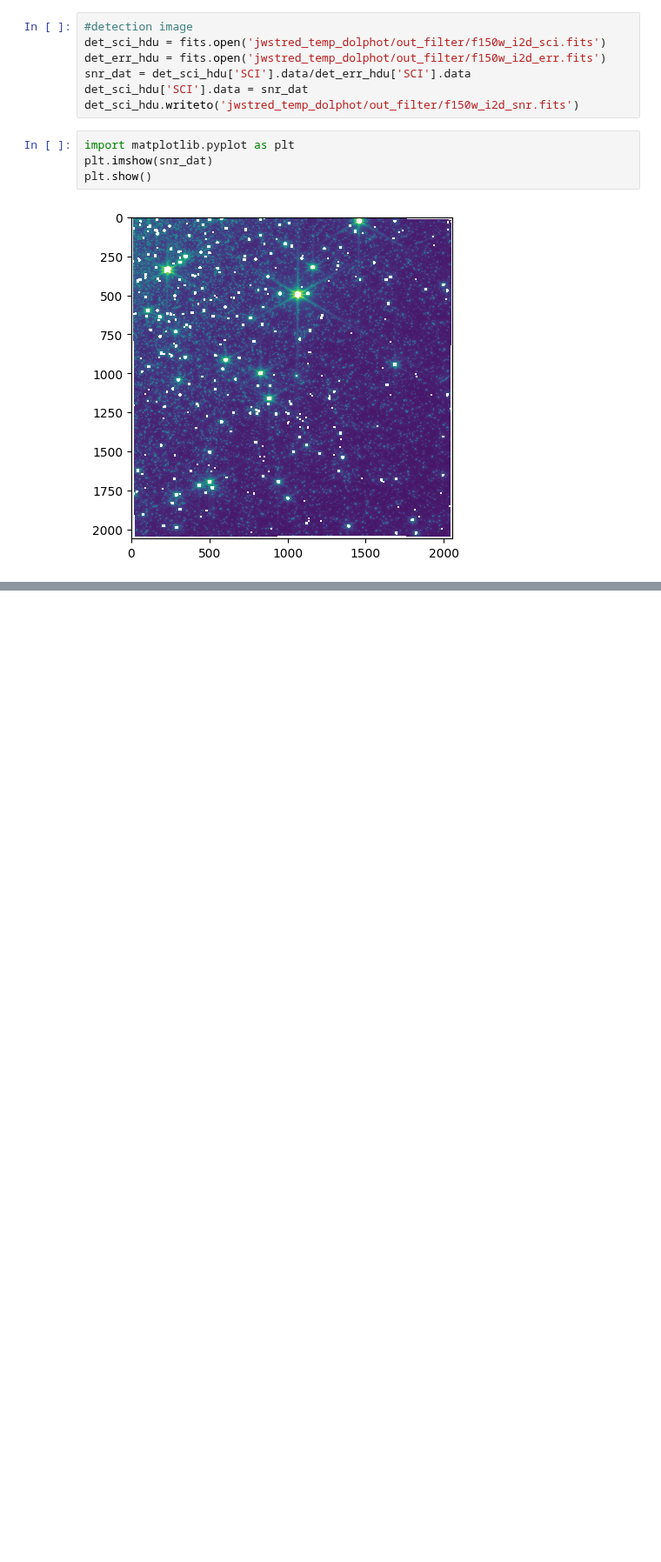
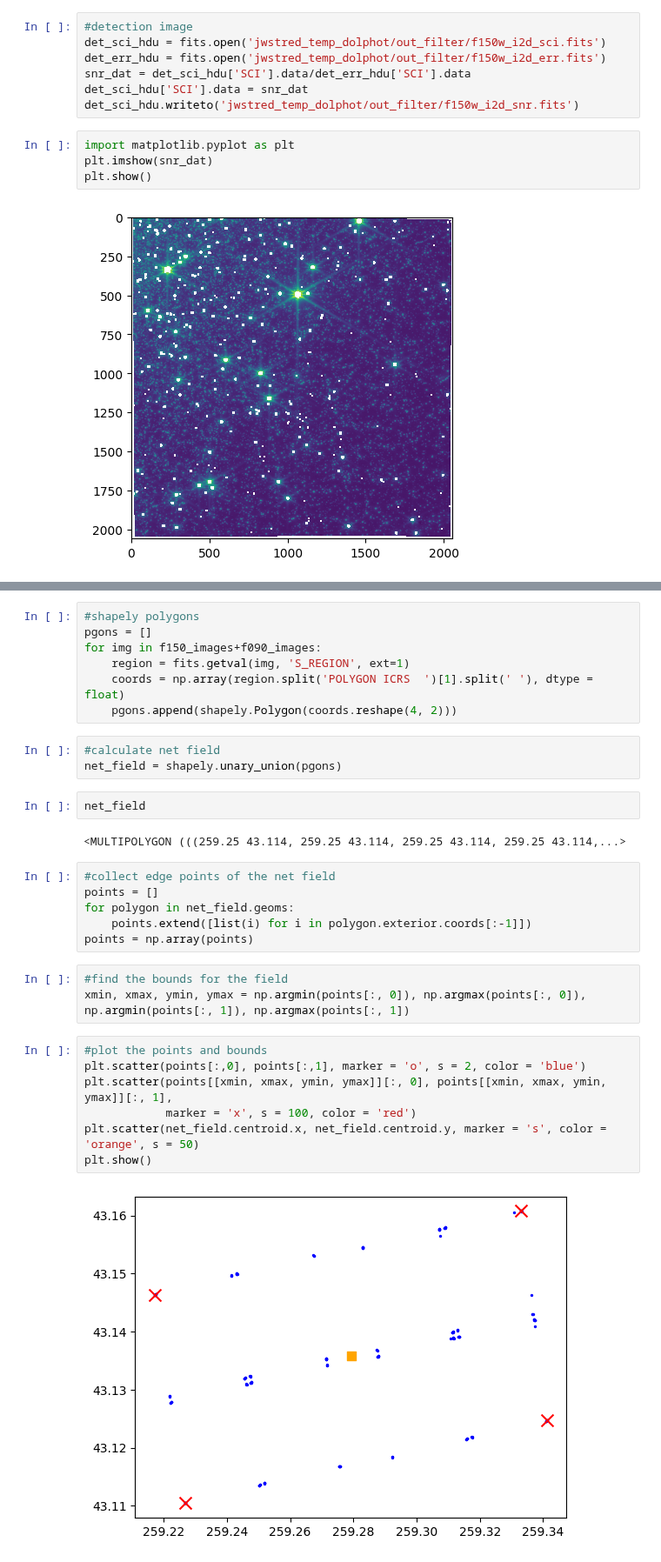
Before and after one commit to aswinsuresh24/jwst123, a Jupyter notebook: jwst_mosaic.ipynb, the cells around one changed output, grey strips where cells are left out. Shown at 87% size. Saved outputs shown, nothing was run; the diff lists cells and outputs as text; blank space fills up the shorter version.

```diff
--- a/jwst_mosaic.ipynb
+++ b/jwst_mosaic.ipynb
@@ -151,0 +166,32 @@ plt.show()
+# %%
+#shapely polygons
+pgons = []
+for img in f150_images+f090_images:
+    region = fits.getval(img, 'S_REGION', ext=1)
+    coords = np.array(region.split('POLYGON ICRS  ')[1].split(' '), dtype = float)
+    pgons.append(shapely.Polygon(coords.reshape(4, 2)))
+# %%
+#calculate net field
+net_field = shapely.unary_union(pgons)
+# %%
+net_field
+# %% [output]
+<MULTIPOLYGON (((259.25 43.114, 259.25 43.114, 259.25 43.114, 259.25 43.114,...>
+# %%
+#collect edge points of the net field
+points = []
+for polygon in net_field.geoms:
+    points.extend([list(i) for i in polygon.exterior.coords[:-1]])
+points = np.array(points)
+# %%
+#find the bounds for the field
+xmin, xmax, ymin, ymax = np.argmin(points[:, 0]), np.argmax(points[:, 0]), np.argmin(points[:, 1]), np.argmax(points[:, 1])
+# %%
+#plot the points and bounds
+plt.scatter(points[:,0], points[:,1], marker = 'o', s = 2, color = 'blue')
+plt.scatter(points[[xmin, xmax, ymin, ymax]][:, 0], points[[xmin, xmax, ymin, ymax]][:, 1],
+            marker = 'x', s = 100, color = 'red')
+plt.scatter(net_field.centroid.x, net_field.centroid.y, marker = 's', color = 'orange', s = 50)
+plt.show()
+# %% [output]
+[figure, added]
```
Also changed, not shown: parts of 27 cells of this notebook.
